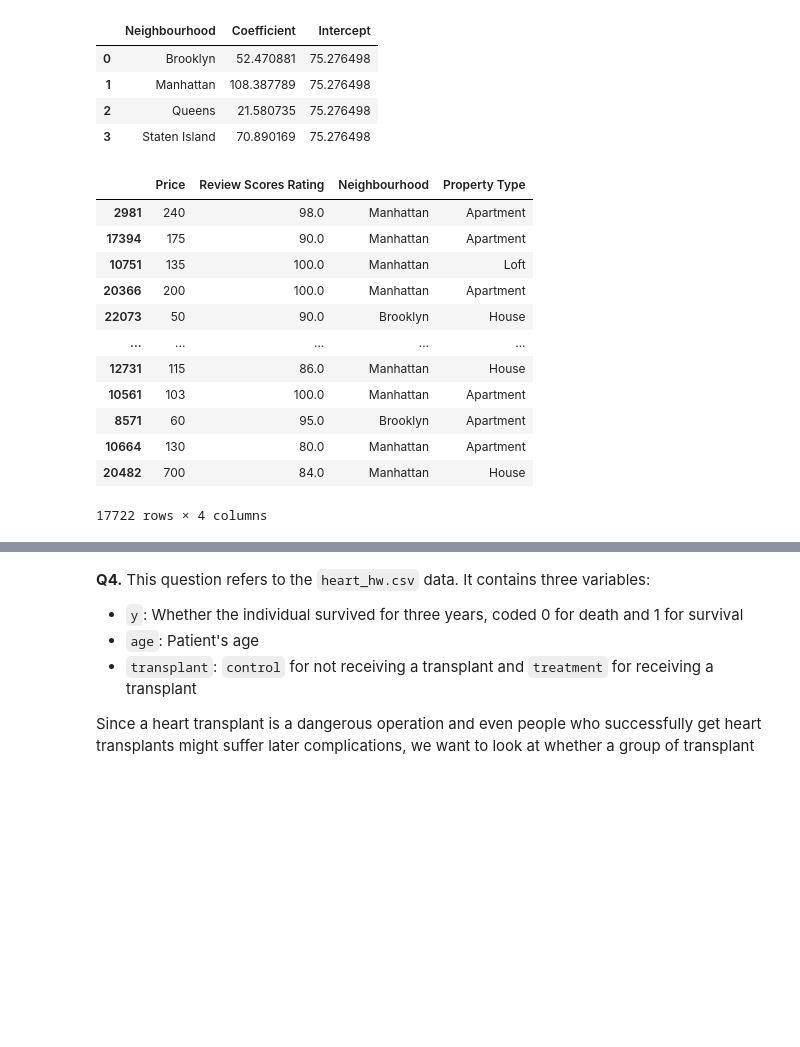
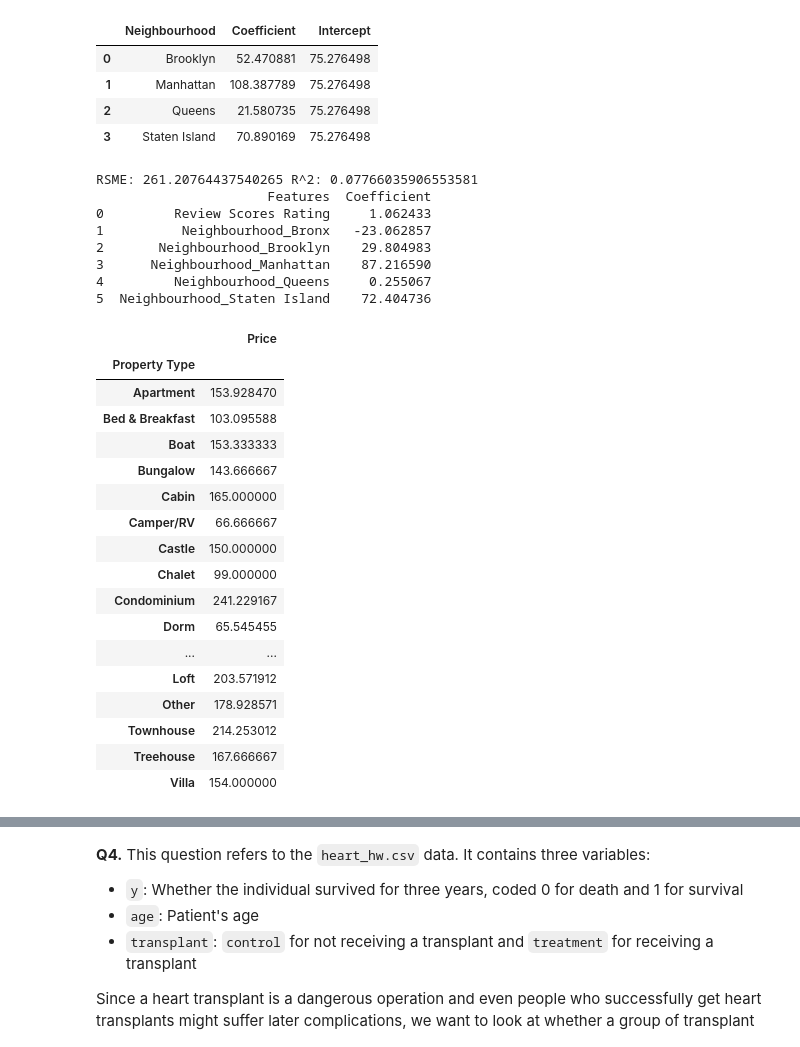
Before and after one commit to jac7az/linearModels, a Jupyter notebook: assignment/assignment.ipynb, the cells around one changed output, grey strips where cells are left out. Drawn from its saved outputs; the diff is of its cells as text; code cells hidden in the pictures; blank space fills up the shorter version.

```diff
--- a/assignment/assignment.ipynb
+++ b/assignment/assignment.ipynb
@@ -126,19 +126,41 @@ pd.DataFrame({"Neighbourhood":reg2.feature_names_in_,'Coefficient':reg2.coef_,"I
 | 2 | Queens | 21.580735 | 75.276498 |
 | 3 | Staten Island | 70.890169 | 75.276498 |
 # %%
-train,test,y_train,y_test=train_test_split(q.iloc[:,:-1],q['Price'],test_size=0.2,random_state=856)
-train
+train,test,y_train,y_test=train_test_split(q.iloc[:,1:],q['Price'],test_size=0.2,random_state=856)
+x_train=pd.get_dummies(train[['Neighbourhood','Review Scores Rating']],dtype='int')
+x_test=pd.get_dummies(test[['Neighbourhood','Review Scores Rating']],dtype='int')
+regT=LinearRegression(fit_intercept=False).fit(x_train,y_train)
+y_pred=regT.predict(x_test)
+rsme=np.sqrt(np.sum(y_test-y_pred)**2/len(y_test))
+print("RSME:",rsme,"R^2:",regT.score(x_test,y_test))
+print(pd.DataFrame({'Features':regT.feature_names_in_,'Coefficient':regT.coef_}))
+pd.DataFrame(q.groupby("Property Type")['Price'].mean())
+
+#Coefficient on Review Scores Rating is 1.062. The most expensive kind of property to rent is condominiums
 # %% [output]
+RSME: 261.20764437540265 R^2: 0.07766035906553581
+                      Features  Coefficient
+0         Review Scores Rating     1.062433
+1          Neighbourhood_Bronx   -23.062857
+2       Neighbourhood_Brooklyn    29.804983
+3      Neighbourhood_Manhattan    87.216590
+4         Neighbourhood_Queens     0.255067
+5  Neighbourhood_Staten Island    72.404736
-|  | Price | Review Scores Rating | Neighbourhood | Property Type |
-| 2981 | 240 | 98.0 | Manhattan | Apartment |
-| 17394 | 175 | 90.0 | Manhattan | Apartment |
-| 10751 | 135 | 100.0 | Manhattan | Loft |
-| 20366 | 200 | 100.0 | Manhattan | Apartment |
-| 22073 | 50 | 90.0 | Brooklyn | House |
-| ... | ... | ... | ... | ... |
-| 12731 | 115 | 86.0 | Manhattan | House |
-| 10561 | 103 | 100.0 | Manhattan | Apartment |
-| 8571 | 60 | 95.0 | Brooklyn | Apartment |
-| 10664 | 130 | 80.0 | Manhattan | Apartment |
-| 20482 | 700 | 84.0 | Manhattan | House |
+|  | Price |
+| Property Type |  |
+| Apartment | 153.928470 |
+| Bed & Breakfast | 103.095588 |
+| Boat | 153.333333 |
+| Bungalow | 143.666667 |
+| Cabin | 165.000000 |
+| Camper/RV | 66.666667 |
+| Castle | 150.000000 |
+| Chalet | 99.000000 |
+| Condominium | 241.229167 |
+| Dorm | 65.545455 |
+| ... | ... |
+| Loft | 203.571912 |
+| Other | 178.928571 |
+| Townhouse | 214.253012 |
+| Treehouse | 167.666667 |
+| Villa | 154.000000 |
-17722 rows × 4 columns
```
Also changed, not shown: parts of 2 cells of this notebook.
